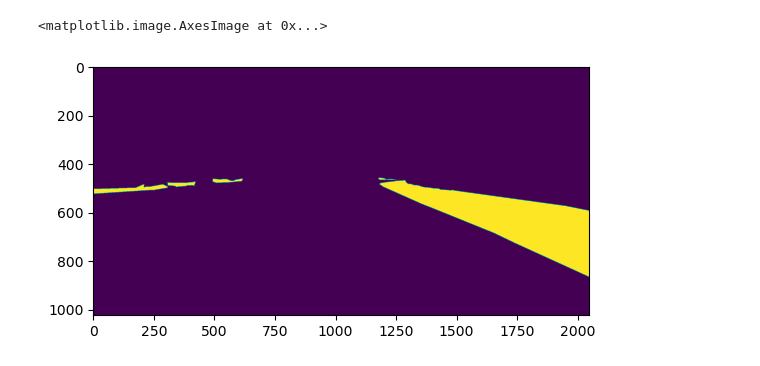
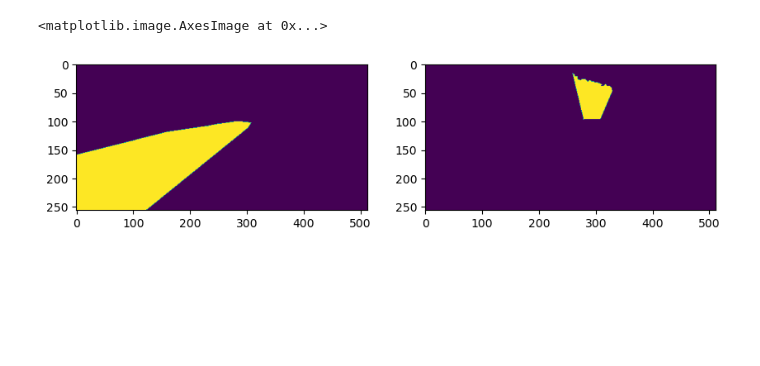
Before and after one commit to DataScienceAndEngineering/deep-learning-final-project-project-sidewalk, a Jupyter notebook: notebooks/explorations/data_prune.ipynb, the cells around one changed output. Saved outputs shown, nothing was run; the diff lists cells and outputs as text; code cells hidden in the pictures; blank space fills up the shorter version.

```diff
--- a/notebooks/explorations/data_prune.ipynb
+++ b/notebooks/explorations/data_prune.ipynb
@@ -183,0 +267,7 @@ fence
+# %%
+df = pd.read_csv(os.path.join(PROCESSED_DATA,'labels.csv'),index_col=None)
+df.head()
+data = df.set_index('ID').T.to_dict('list')
+for k in data:
+    data[k] = [i.split(' ')[:-1] for i in data[k]][0]
+    data[k] = np.array([int(i) for i in data[k]])
@@ -183,0 +340,29 @@ fence
+# %%
+i = 72
+dim = (256,512)
+labels_dict = {'sidewalk':8,
+            'rail track':10,
+            'wall':12,
+            'fence':13,
+            'guard rail':14,
+            'pole':17,
+            'polegroup':18,
+            'vegetation': 21,
+            'car':26,
+            'bicycle':33}
+
+
+m1 = data_mask[sample_ids[i]]
+y1 = sample_labels[i]
+names = [labels_dict[y]for y in y1]
+
+img = plt.imread(f'{IMG_DIR}/{sample_ids[i]}.png')
+img = st.resize(img, dim)
+
+aa = np.array(y1)
+bboxes= utils.extract_bboxes(m1)
+bboxes_w_ids = np.zeros((bboxes.shape[0],bboxes.shape[1]+1))
+bboxes_w_ids[:,:-1]=bboxes
+bboxes_w_ids[:,-1]= aa
+
+# captions = [str(i)+': '+str(labels_dict[y1[i]]) for i in range(len(y1))]
@@ -234,7 +517,10 @@ plt.imshow(im)
-# %%
-im = np.zeros(dim)
-draw_flat_mask(im, polys['sidewalk'])
-plt.imshow(im)
-# %% [output]
-<matplotlib.image.AxesImage at 0x...>
-[figure, removed]
+# %%
+xx = np.stack([m1[:,:,2],m1[:,:,0]],axis=-1)
+fig = plt.figure(figsize=(10, 7))
+fig.add_subplot(1,2,1)
+plt.imshow(xx[:,:,0])
+fig.add_subplot(1,2,2)
+plt.imshow(xx[:,:,1])
+# %% [output]
+<matplotlib.image.AxesImage at 0x...>
+[figure, added]
```
Also changed, not shown: parts of 51 cells of this notebook, 1 other file.
